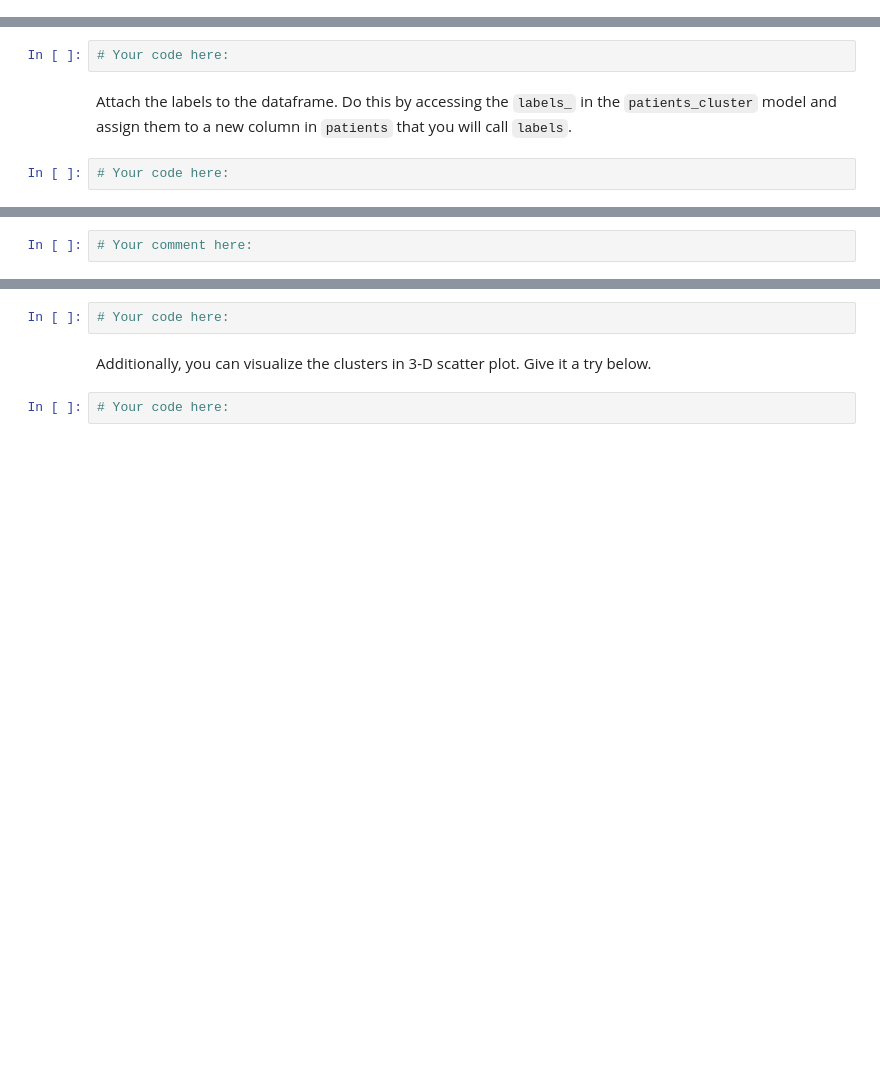
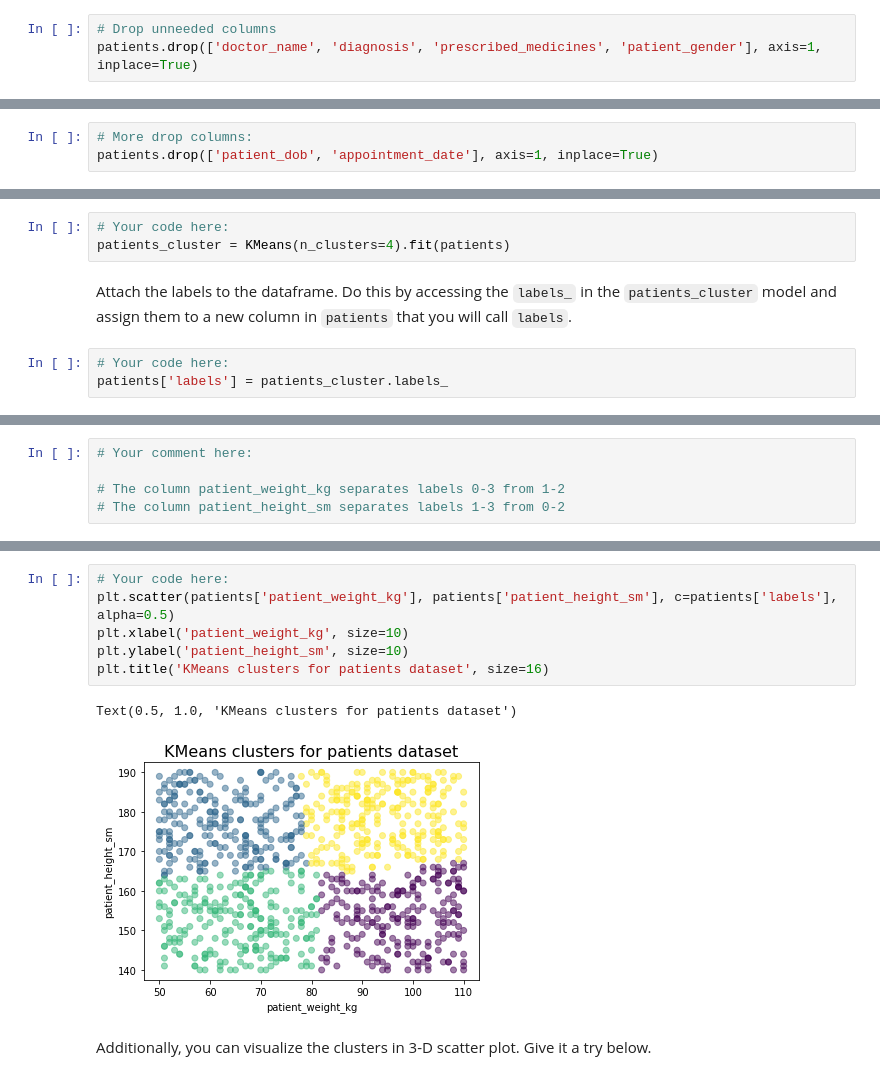
Before and after one commit to ta-datapt-bcn/lab-unsupervised-learning-and-sklearn, a Jupyter notebook: your-code/main.ipynb, the cells around one changed output, grey strips where cells are left out. Drawn from its saved outputs; the diff is of its cells as text; blank space fills up the shorter version.

```diff
--- a/your-code/main.ipynb
+++ b/your-code/main.ipynb
@@ -170,3 +397,6 @@ In the next cells, do the following:
+# %%
+# Drop unneeded columns
+patients.drop(['doctor_name', 'diagnosis', 'prescribed_medicines', 'patient_gender'], axis=1, inplace=True)
 # %% [markdown]
 Let's look at the head again to ensure the re-encoding and dropping are successful:
 # %%
@@ -178,13 +414,18 @@ An interesting observation is that all patients are no older than 2 years. Howev
+# %%
+# More drop columns:
+patients.drop(['patient_dob', 'appointment_date'], axis=1, inplace=True)
 # %% [markdown]
 #### Our data is now ready for clustering. Let's use k-means again.
 
 We start by initializing and fitting a model in the cell below. Call this model patients_cluster.
 # %%
 # Your code here:
+patients_cluster = KMeans(n_clusters=4).fit(patients)
 # %% [markdown]
 Attach the labels to the dataframe. Do this by accessing the `labels_` in the `patients_cluster` model and assign them to a new column in `patients` that you will call `labels`.
 # %%
 # Your code here:
+patients['labels'] = patients_cluster.labels_
 # %% [markdown]
 Now using a `groupby`, find the mean of every variable in `patients` and group by the `labels` column. This summary will allow us to see how the patients differ between the clusters. Your output should look similar to the image below.
 
@@ -196,5 +445,8 @@ Additionally, add a comment to describe which columns have the largest differenc
-# %%
-# Your comment here:
+# %%
+# Your comment here:
+
+# The column patient_weight_kg separates labels 0-3 from 1-2
+# The column patient_height_sm separates labels 1-3 from 0-2
 # %% [markdown]
 # Bonus Challenge: Visualize K-Means Clusters
 
@@ -203,9 +455,14 @@ How did k-means cluster the data? You can obtain an intuitive view with a scatte
 If the scatter plot does not make any sense to you, it means the features you chose to visualize are not the right ones. You should be able to see 4 clear clusters with different colors in your visualization that suggests how k-means had clustered your data.
 
 ![Cluster Visualization](../images/clusters.png)
-# %%
-# Your code here:
+# %%
+# Your code here:
+plt.scatter(patients['patient_weight_kg'], patients['patient_height_sm'], c=patients['labels'], alpha=0.5)
+plt.xlabel('patient_weight_kg', size=10)
+plt.ylabel('patient_height_sm', size=10)
+plt.title('KMeans clusters for patients dataset', size=16)
+# %% [output]
+Text(0.5, 1.0, 'KMeans clusters for patients dataset')
+[figure, added]
 # %% [markdown]
 Additionally, you can visualize the clusters in 3-D scatter plot. Give it a try below.
-# %%
-# Your code here:
```
Also changed, not shown: parts of 43 cells of this notebook.
